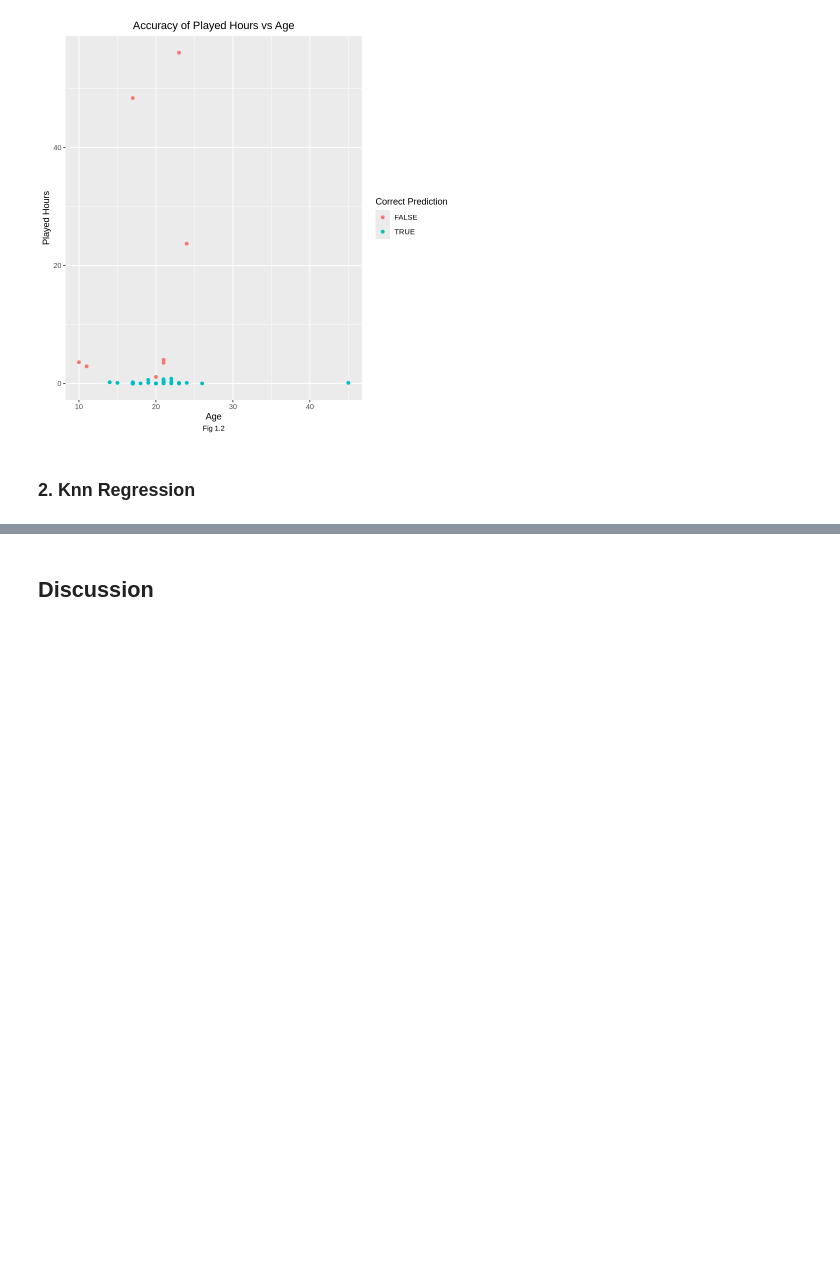
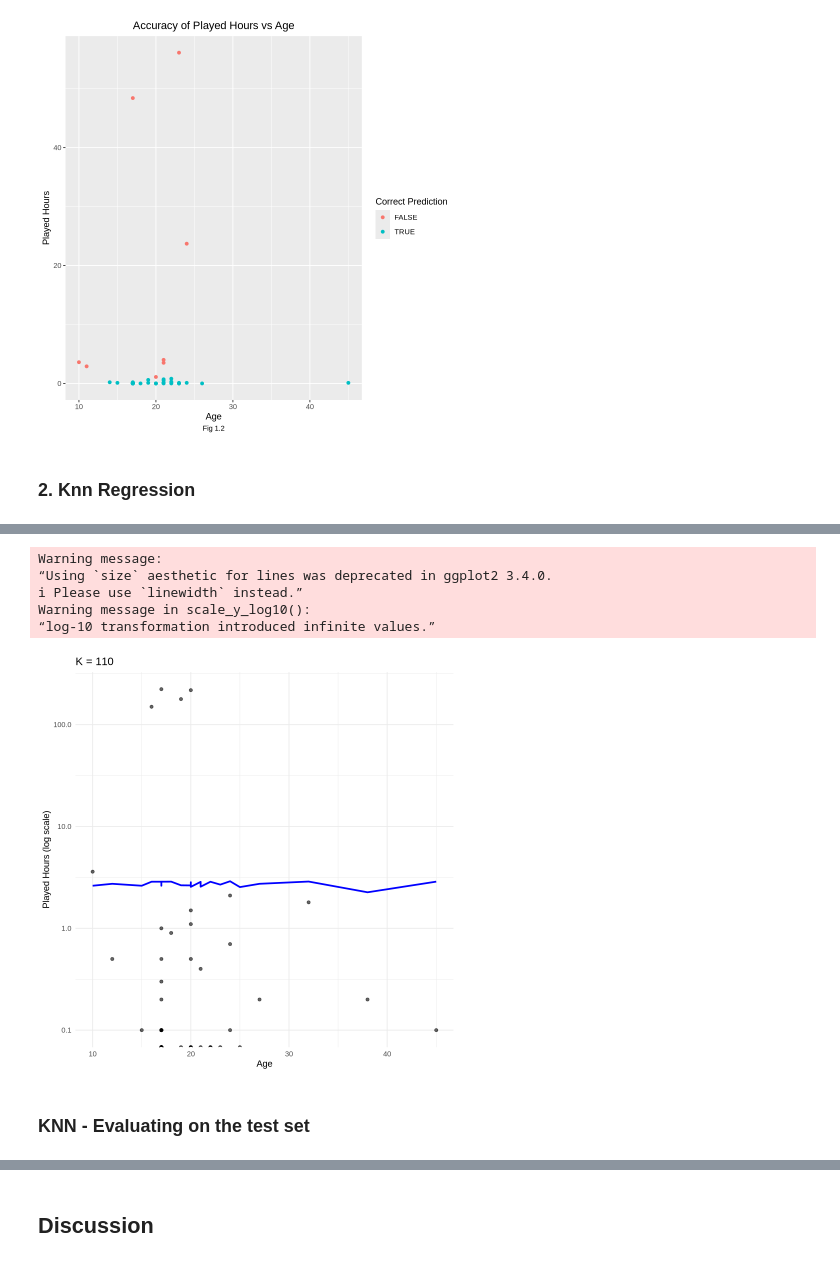
Before and after one commit to Orelye/dsci_100_project, a Jupyter notebook: Compiled.ipynb, the cells around one changed output, grey strips where cells are left out. Cells and saved outputs as stored; diff of their text form; code cells hidden in the pictures; blank space fills up the shorter version.

```diff
--- a/Compiled.ipynb
+++ b/Compiled.ipynb
@@ -302,0 +447,16 @@ A tibble: 12 × 2
+# %%
+players_spec_best <- nearest_neighbor(weight_func = "rectangular", neighbors = best_neighbors) |>
+  set_engine("kknn") |>
+  set_mode("regression")
+
+players_workflow_best <- players_workflow |>
+  update_model(players_spec_best)
+
+knn_fit <- players_workflow_best |>
+  fit(data = players_training)
+
+players_testing_with_pred <- knn_fit |>
+  predict(players_testing) |>
+  bind_cols(players_testing)
+
+print(players_testing_with_pred)
@@ -302,0 +478,20 @@ A tibble: 12 × 2
+# %%
+ggplot(players_testing_with_pred, aes(x = age, y = played_hours)) +
+  geom_point(color = "black", alpha = 0.6) +  # true data points
+  geom_line(aes(y = .pred), color = "blue", size = 1) +  # predicted line
+  scale_y_log10() +  # Apply log scale
+  labs(
+    title = paste("K =", best_neighbors),
+    x = "Age",
+    y = "Played Hours (log scale)"
+  ) +
+  theme_minimal()
+# %% [output]
+Warning message:
+“Using `size` aesthetic for lines was deprecated in ggplot2 3.4.0.
+ℹ Please use `linewidth` instead.”
+Warning message in scale_y_log10():
+“log-10 transformation introduced infinite values.”
+[figure, added]
+# %% [markdown]
+### KNN - Evaluating on the test set
```
Also changed, not shown: parts of 25 cells of this notebook.
